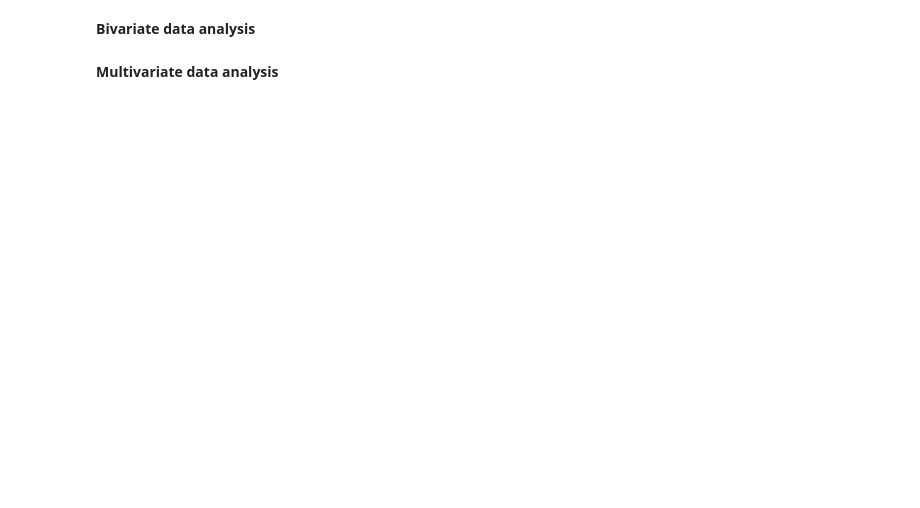
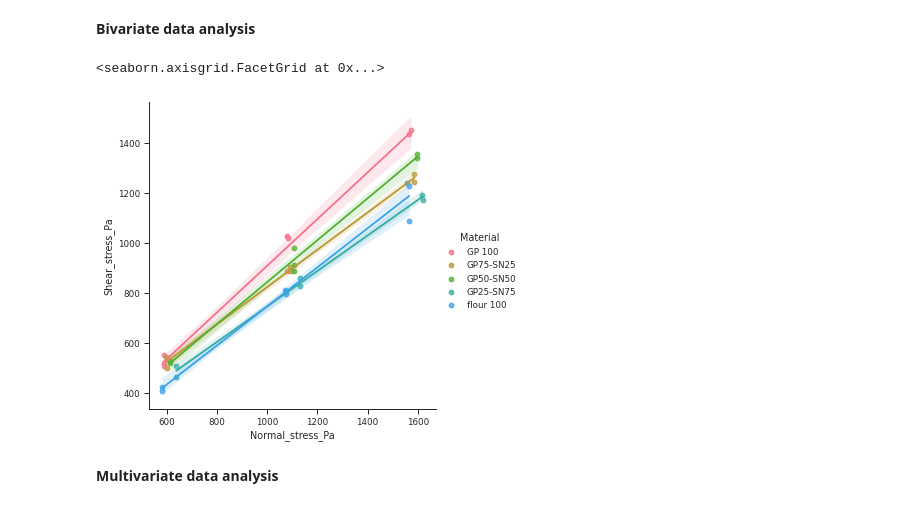
Before and after one commit to Utomi-Tom/Granular_Material_analysis, a Jupyter notebook: Geomaterial_analysis_.ipynb, the cells around one changed output. Saved outputs shown, nothing was run; the diff lists cells and outputs as text; code cells hidden in the pictures; blank space fills up the shorter version.

```diff
--- a/Geomaterial_analysis_.ipynb
+++ b/Geomaterial_analysis_.ipynb
@@ -181,4 +190,10 @@ Text(0.5, 1.0, 'Flowability')
 # %% [markdown]
 **Bivariate data analysis**
+# %%
+# Here were show the shear strength of individual granular materials with increasing stress.
+sns.lmplot(data=Dataset, x="Normal_stress_Pa", y="Shear_stress_Pa", hue="Material")
+# %% [output]
+<seaborn.axisgrid.FacetGrid at 0x...>
+[figure, added]
 # %% [markdown]
 **Multivariate data analysis**
```
Also changed, not shown: parts of 9 cells of this notebook.
